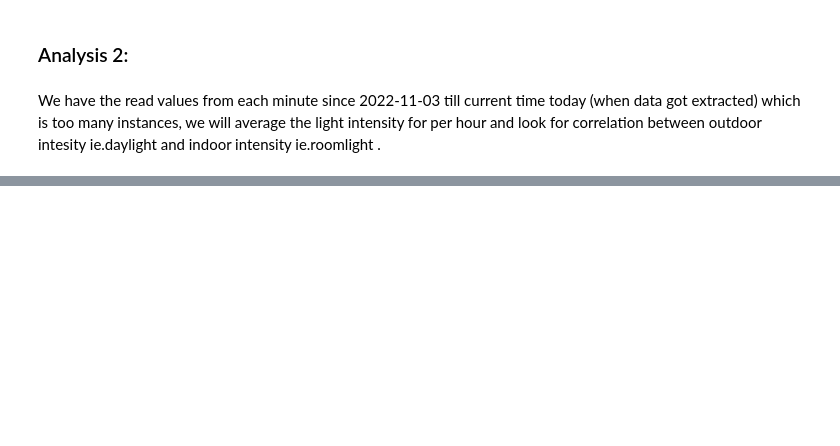
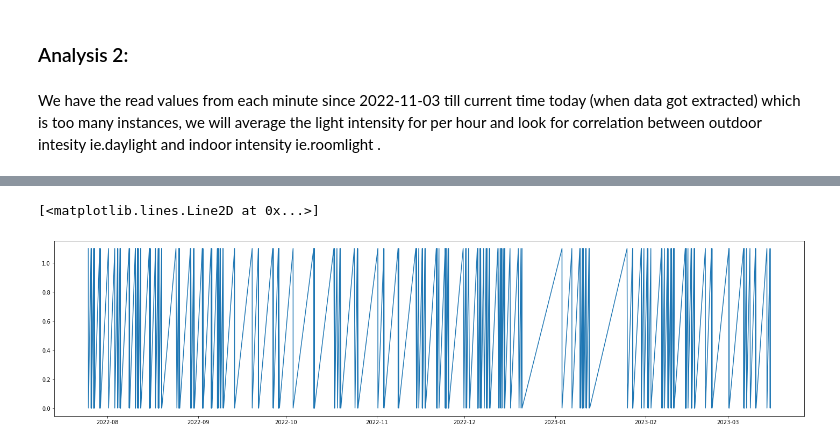
Before and after one commit to Karim-Anwar/masterProject, a Jupyter notebook: Exploratory_Data_Analysis.ipynb, the cells around one changed output, grey strips where cells are left out. Cells and saved outputs as stored; diff of their text form; code cells hidden in the pictures; blank space fills up the shorter version.

```diff
--- a/Exploratory_Data_Analysis.ipynb
+++ b/Exploratory_Data_Analysis.ipynb
@@ -369,0 +459,6 @@ result = seasonal_decompose(series_day, )
+# %%
+plt.figure(figsize=(25,6))
+plt.plot(motion06.sort_index())
+# %% [output]
+[<matplotlib.lines.Line2D at 0x...>]
+[figure, added]
```
Also changed, not shown: parts of 89 cells of this notebook.
